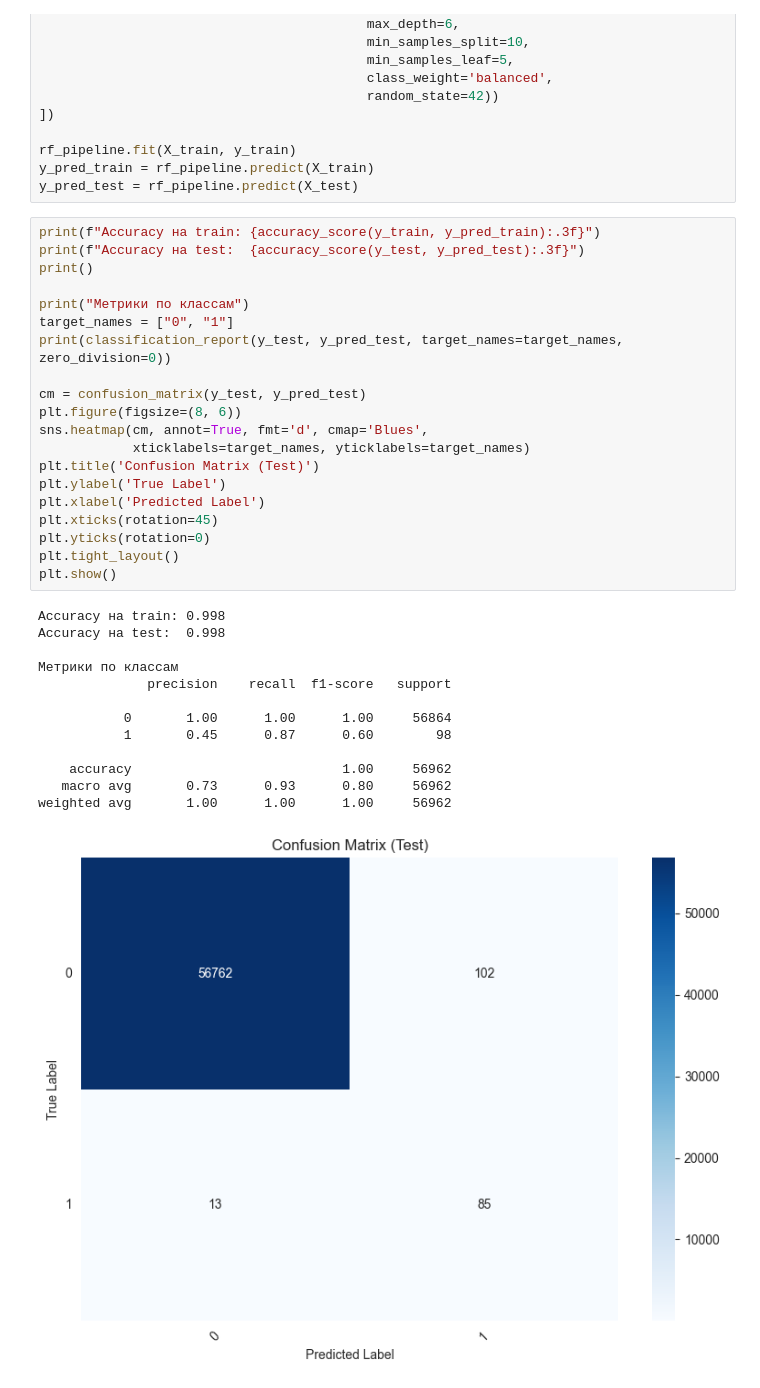
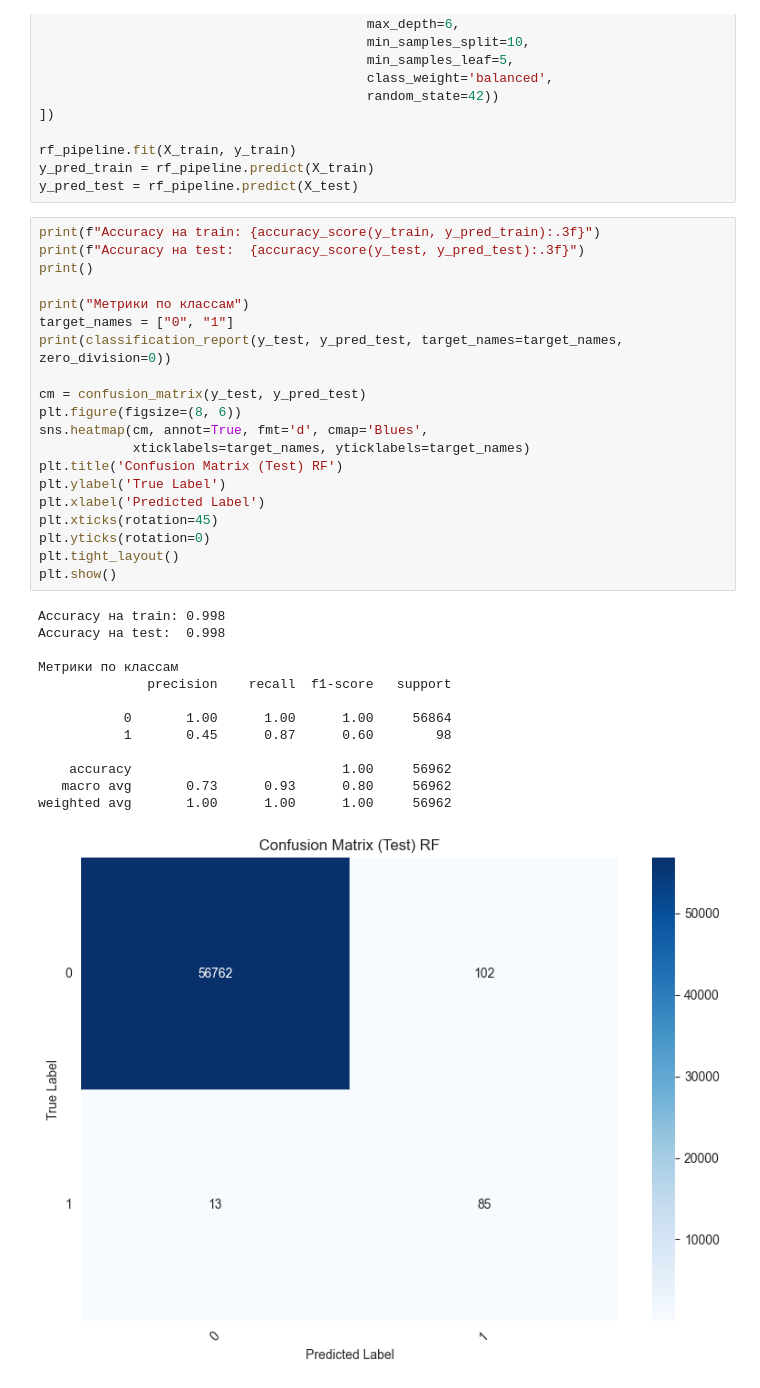
Before and after one commit to SavinskiVladimir/IntelliganceSystems, a Jupyter notebook: classification/creditcard.ipynb, the cells around one changed output. Cells and saved outputs as stored; diff of their text form.

```diff
--- a/classification/creditcard.ipynb
+++ b/classification/creditcard.ipynb
@@ -138,32 +140,32 @@ print(f"Accuracy на train: {accuracy_score(y_train, y_pred_train):.3f}")
 print(f"Accuracy на test:  {accuracy_score(y_test, y_pred_test):.3f}")
 print()
 
 print("Метрики по классам")
 target_names = ["0", "1"]
 print(classification_report(y_test, y_pred_test, target_names=target_names, zero_division=0))
 
 cm = confusion_matrix(y_test, y_pred_test)
 plt.figure(figsize=(8, 6))
 sns.heatmap(cm, annot=True, fmt='d', cmap='Blues',
             xticklabels=target_names, yticklabels=target_names)
-plt.title('Confusion Matrix (Test)')
+plt.title('Confusion Matrix (Test) RF')
 plt.ylabel('True Label')
 plt.xlabel('Predicted Label')
 plt.xticks(rotation=45)
 plt.yticks(rotation=0)
 plt.tight_layout()
 plt.show()
 # %% [output]
 Accuracy на train: 0.998
 Accuracy на test:  0.998
 
 Метрики по классам
               precision    recall  f1-score   support
 
            0       1.00      1.00      1.00     56864
            1       0.45      0.87      0.60        98
 
     accuracy                           1.00     56962
    macro avg       0.73      0.93      0.80     56962
 weighted avg       1.00      1.00      1.00     56962
-[figure, old version]
+[figure, new version]
```
Also changed, not shown: parts of 7 cells of this notebook.
